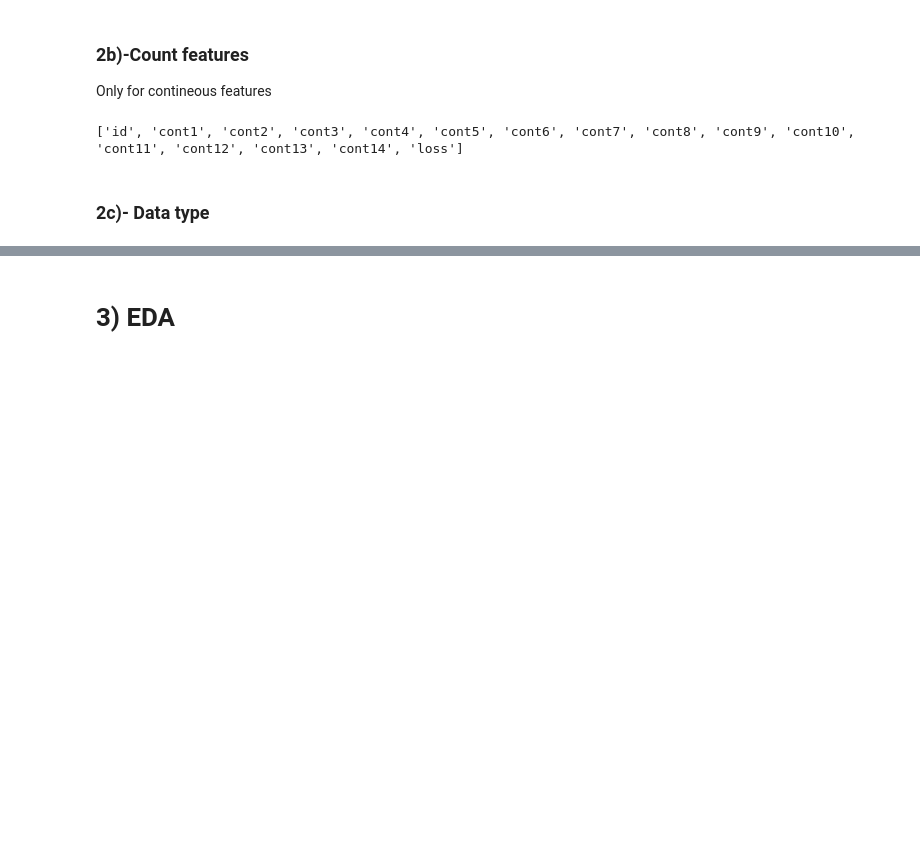
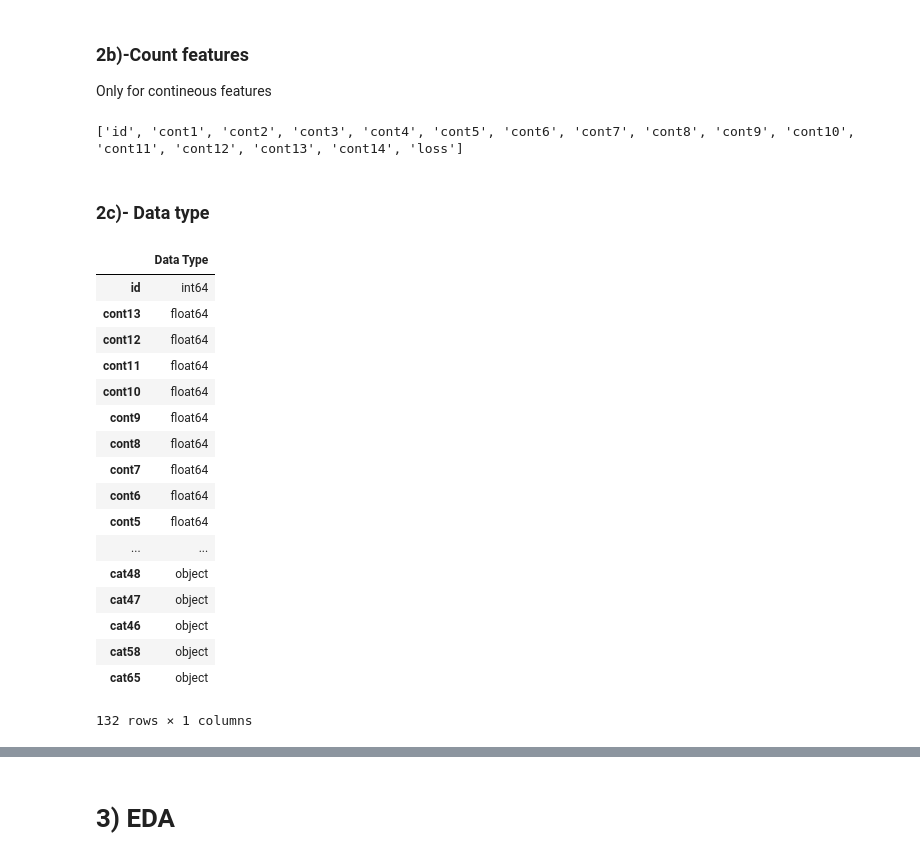
Before and after one commit to HassanSherwani/Insurance_Claims_Severity, a Jupyter notebook: EDA.ipynb, the cells around one changed output, grey strips where cells are left out. Saved outputs shown, nothing was run; the diff lists cells and outputs as text; code cells hidden in the pictures; blank space fills up the shorter version.

```diff
--- a/EDA.ipynb
+++ b/EDA.ipynb
@@ -125,3 +125,30 @@ print(contFeatureslist)
 ['id', 'cont1', 'cont2', 'cont3', 'cont4', 'cont5', 'cont6', 'cont7', 'cont8', 'cont9', 'cont10', 'cont11', 'cont12', 'cont13', 'cont14', 'loss']
 # %% [markdown]
 ### 2c)- Data type
+# %%
+# Checking all variables with their data-type
+def _tbl_dtype(dataset):
+    sum_dtype = pd.DataFrame(dataset.dtypes).sort_values(0).rename(columns = {0:'Data Type'})
+    return sum_dtype
+
+table_dtype = _tbl_dtype(df_insurance)
+table_dtype
+# %% [output]
+|  | Data Type |
+| id | int64 |
+| cont13 | float64 |
+| cont12 | float64 |
+| cont11 | float64 |
+| cont10 | float64 |
+| cont9 | float64 |
+| cont8 | float64 |
+| cont7 | float64 |
+| cont6 | float64 |
+| cont5 | float64 |
+| ... | ... |
+| cat48 | object |
+| cat47 | object |
+| cat46 | object |
+| cat58 | object |
+| cat65 | object |
+132 rows × 1 columns
```
Also changed, not shown: parts of 17 cells of this notebook.
